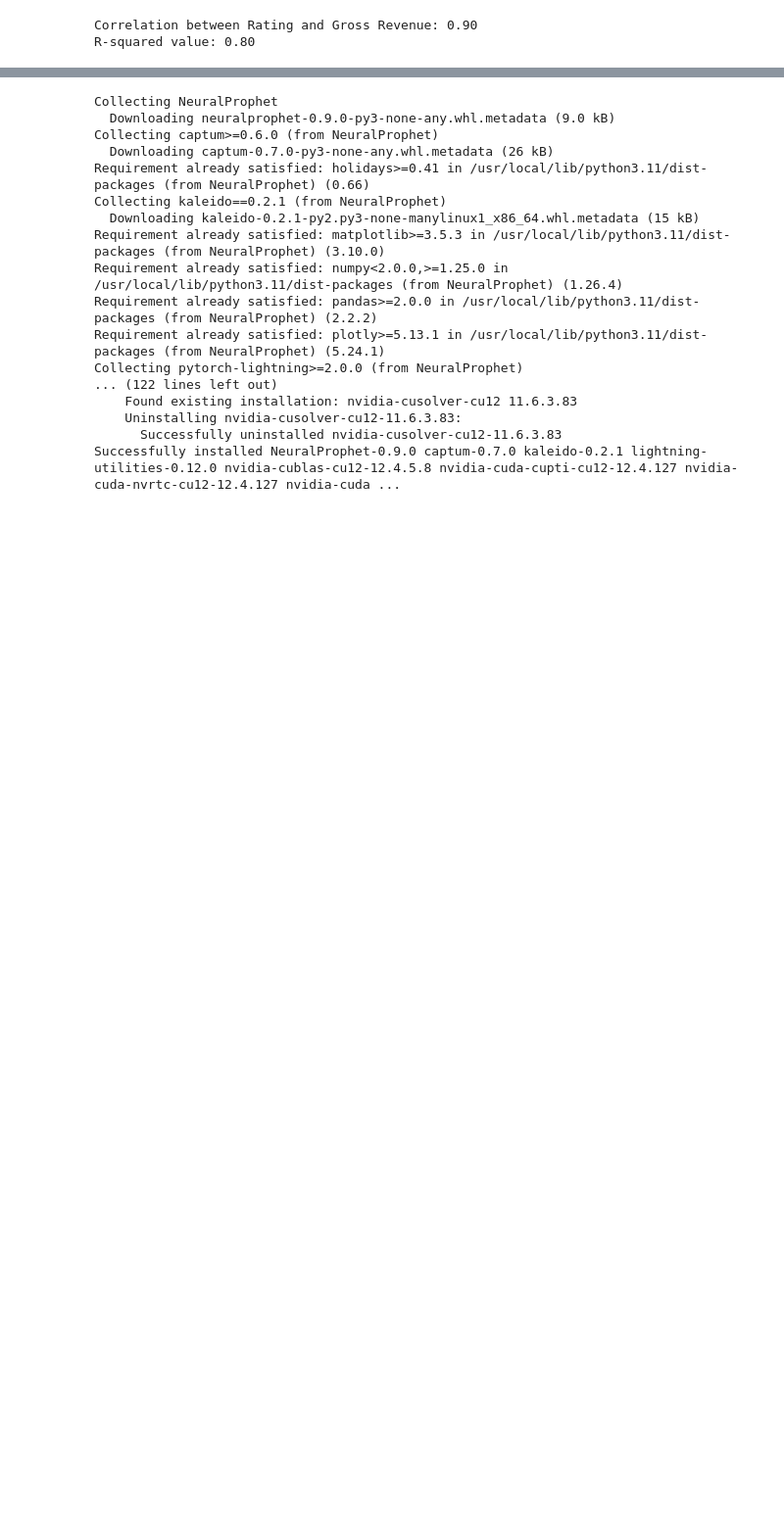
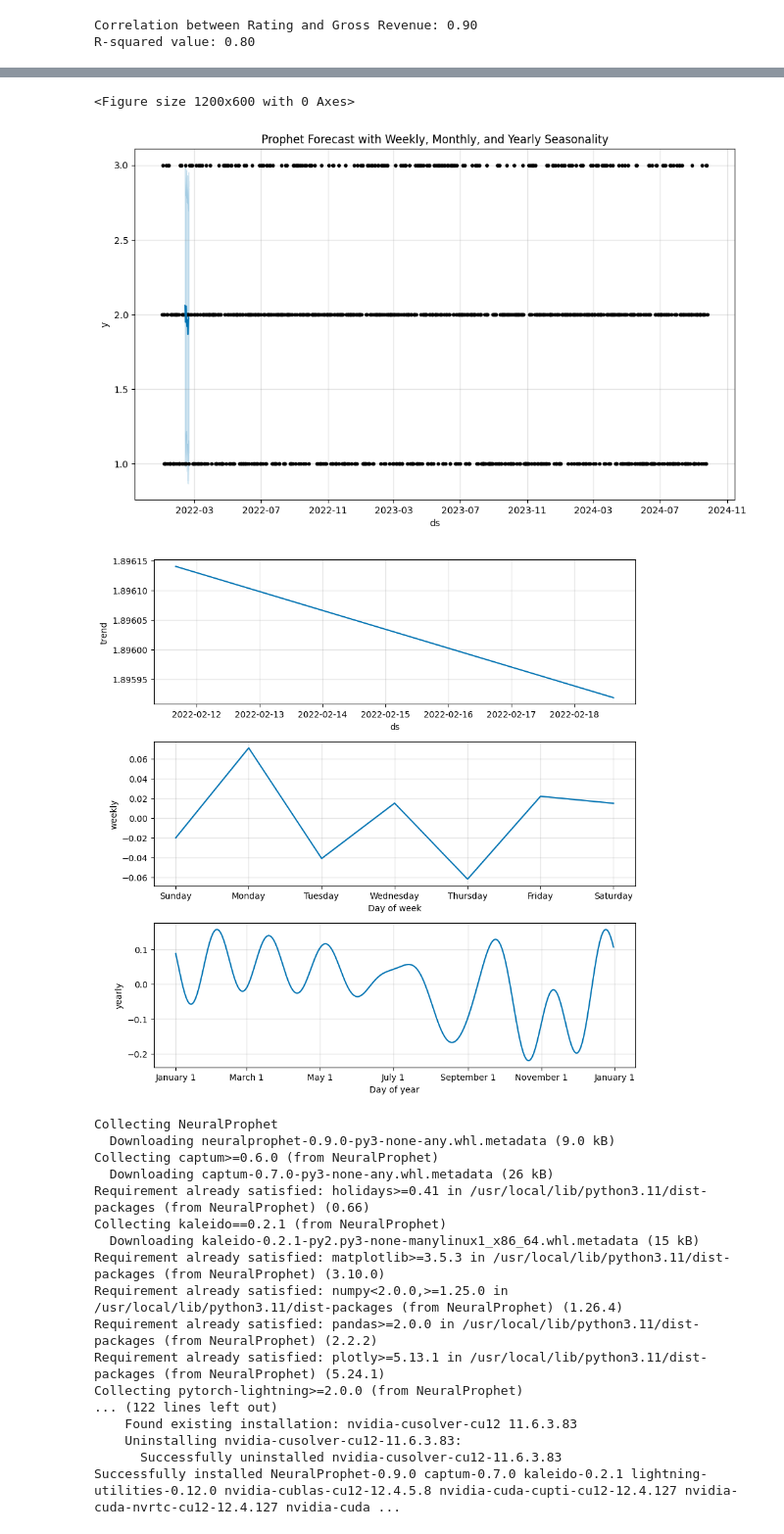
Before and after one commit to Sam-415/Marketing-research-methods---Samhita_-Jio-Institute, a Jupyter notebook: 12th_Feb_MRM.ipynb, the cells around one changed output, grey strips where cells are left out. Shown at 98% size. Cells and saved outputs as stored; diff of their text form; code cells hidden in the pictures; blank space fills up the shorter version.

```diff
--- a/12th_Feb_MRM.ipynb
+++ b/12th_Feb_MRM.ipynb
@@ -761,0 +605,51 @@ The behavior of DatetimeProperties.to_pydatetime is deprecated, in a future vers
+# %%
+import pandas as pd
+import numpy as np
+from prophet import Prophet
+import matplotlib.pyplot as plt
+
+# Generating the dataset
+n_samples = 1000  # Number of samples
+np.random.seed(42)
+
+# Generate synthetic categorical data
+df = pd.DataFrame({
+    "Demand_Level": np.random.choice(["Low", "Medium", "High"], size=n_samples, p=[0.3, 0.5, 0.2]),
+    "Driver_Availability": np.random.choice(["Few", "Moderate", "Many"], size=n_samples, p=[0.4, 0.4, 0.2]),
+    "Time_of_Day": np.random.choice(["Morning", "Afternoon", "Evening", "Night"], size=n_samples),
+    "Vehicle_Type": np.random.choice(["Economy", "Premium"], size=n_samples, p=[0.7, 0.3]),
+    "Date": pd.date_range(start='2022-01-01', periods=n_samples, freq='D')
+})
+
+# Simulating a target variable, for example 'Demand_Level' as numeric
+df['Demand_Level_Numeric'] = df['Demand_Level'].map({"Low": 1, "Medium": 2, "High": 3})
+
+# Prepare the data for Prophet: Prophet requires 'ds' (date) and 'y' (value to predict)
+df_prophet = df[['Date', 'Demand_Level_Numeric']].rename(columns={'Date': 'ds', 'Demand_Level_Numeric': 'y'})
+
+# Step 1: Instantiate and fit Prophet model with seasonality enabled
+model = Prophet(
+    yearly_seasonality=True,  # Enable yearly seasonality
+    weekly_seasonality=True,  # Enable weekly seasonality
+    daily_seasonality=False   # Disable daily seasonality since we have daily data
+)
+
+# Step 2: Fit the model
+model.fit(df_prophet)
+
+# Step 3: Create future DataFrame for forecasting using a separate approach
+#future = model.make_future_dataframe(df_prophet[['ds']])  # Forecast for 1 year ahead (use only 'ds' column)
+
+# Step 4: Make the forecast
+forecast = model.predict(future)
+
+# Step 5: Plot the forecast
+plt.figure(figsize=(12, 6))
+model.plot(forecast)
+plt.title("Prophet Forecast with Weekly, Monthly, and Yearly Seasonality")
+plt.show()
+
+# Step 6: Plot the seasonal components
+model.plot_components(forecast)
+plt.show()
+# %% [output]
@@ -762,3 +665,6 @@ The behavior of DatetimeProperties.to_pydatetime is deprecated, in a future vers
+<Figure size 1200x600 with 0 Axes>
+[figure, added]
+[figure, added]
 # %%
 !pip install NeuralProphet
 # %% [output]
```
Also changed, not shown: parts of 2 cells of this notebook.
